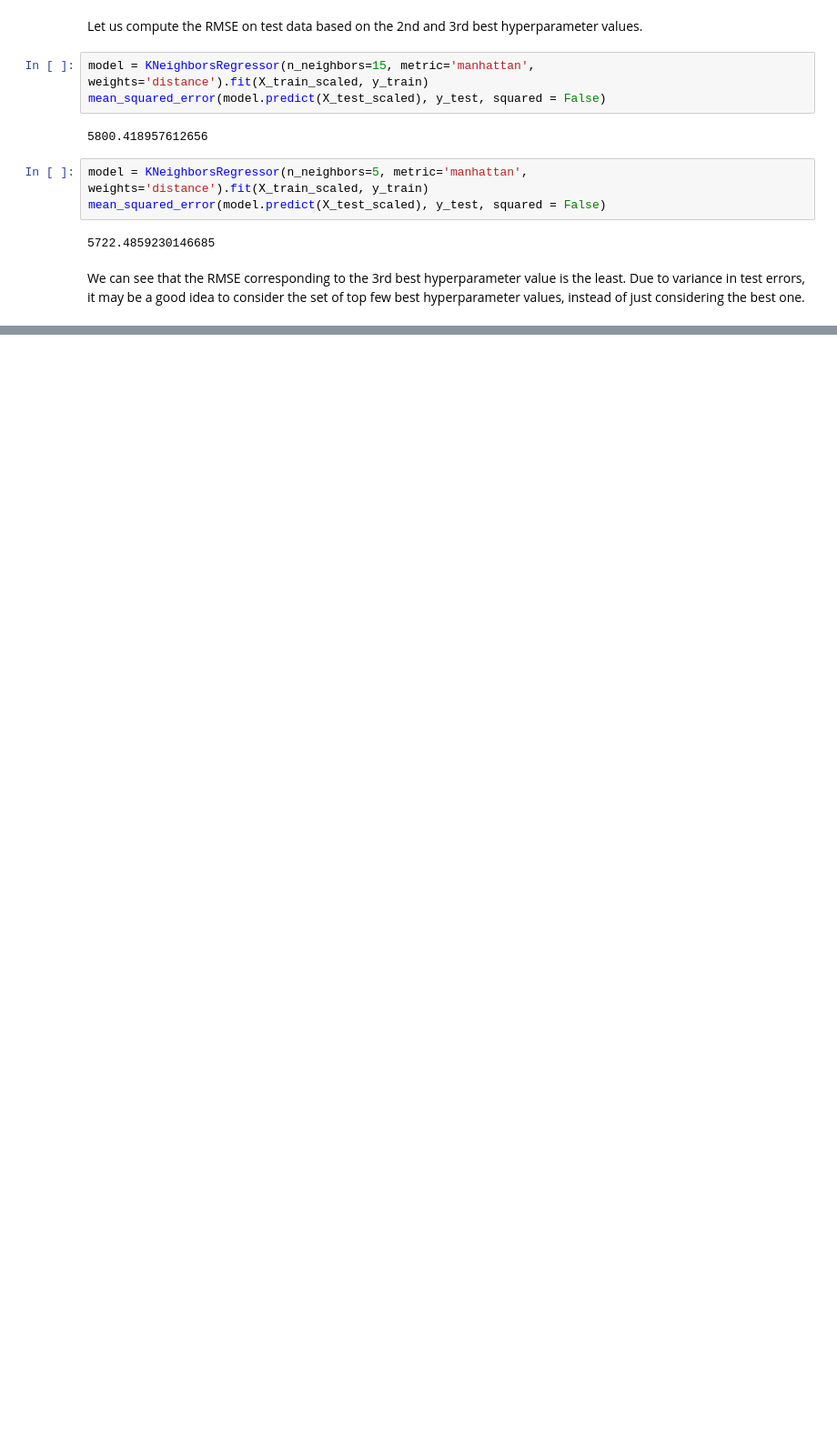
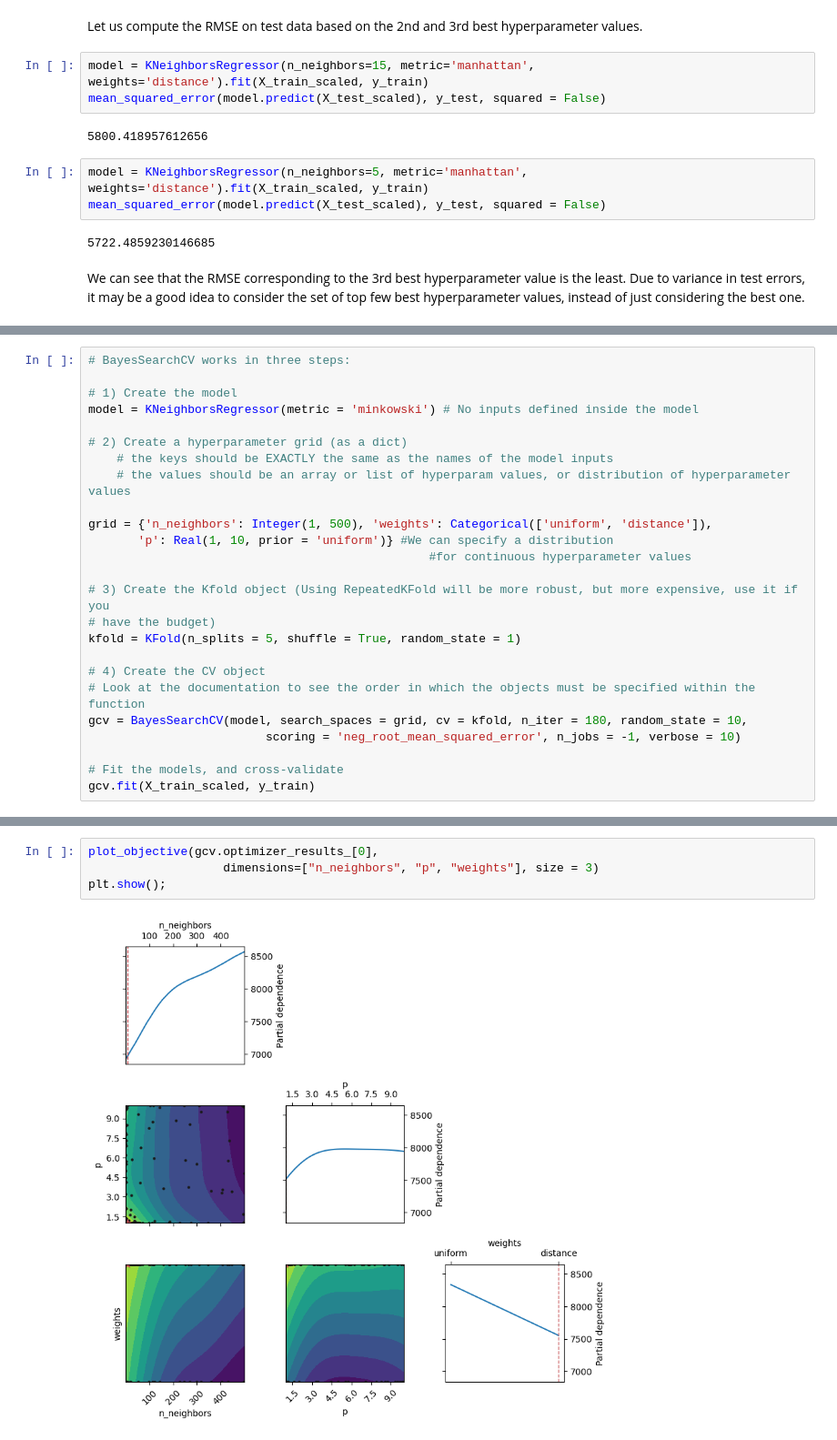
Before and after one commit to Lizhen0909/STAT303-3-class-notes, a Jupyter notebook: Hyperparameter tuning.ipynb, the cells around one changed output, grey strips where cells are left out. Shown: that part at 91% size. Drawn from its saved outputs; the diff is of its cells as text; blank space fills up the shorter version.

```diff
--- a/Hyperparameter tuning.ipynb
+++ b/Hyperparameter tuning.ipynb
@@ -220,0 +234,25 @@ The advantages of `RandomizedSearchCV()` over `GridSearchCV()` are:
+# %%
+# BayesSearchCV works in three steps:
+
+# 1) Create the model
+model = KNeighborsRegressor(metric = 'minkowski') # No inputs defined inside the model
+
+# 2) Create a hyperparameter grid (as a dict)
+    # the keys should be EXACTLY the same as the names of the model inputs
+    # the values should be an array or list of hyperparam values, or distribution of hyperparameter values
+
+grid = {'n_neighbors': Integer(1, 500), 'weights': Categorical(['uniform', 'distance']),
+       'p': Real(1, 10, prior = 'uniform')} #We can specify a distribution
+                                                #for continuous hyperparameter values
+
+# 3) Create the Kfold object (Using RepeatedKFold will be more robust, but more expensive, use it if you
+# have the budget)
+kfold = KFold(n_splits = 5, shuffle = True, random_state = 1)
+
+# 4) Create the CV object
+# Look at the documentation to see the order in which the objects must be specified within the function
+gcv = BayesSearchCV(model, search_spaces = grid, cv = kfold, n_iter = 180, random_state = 10,
+                         scoring = 'neg_root_mean_squared_error', n_jobs = -1, verbose = 10)
+
+# Fit the models, and cross-validate
+gcv.fit(X_train_scaled, y_train)
@@ -220,0 +310,6 @@ The advantages of `RandomizedSearchCV()` over `GridSearchCV()` are:
+# %%
+plot_objective(gcv.optimizer_results_[0],
+                   dimensions=["n_neighbors", "p", "weights"], size = 3)
+plt.show();
+# %% [output]
+[figure, added]
```
Also changed, not shown: parts of 33 cells of this notebook.
